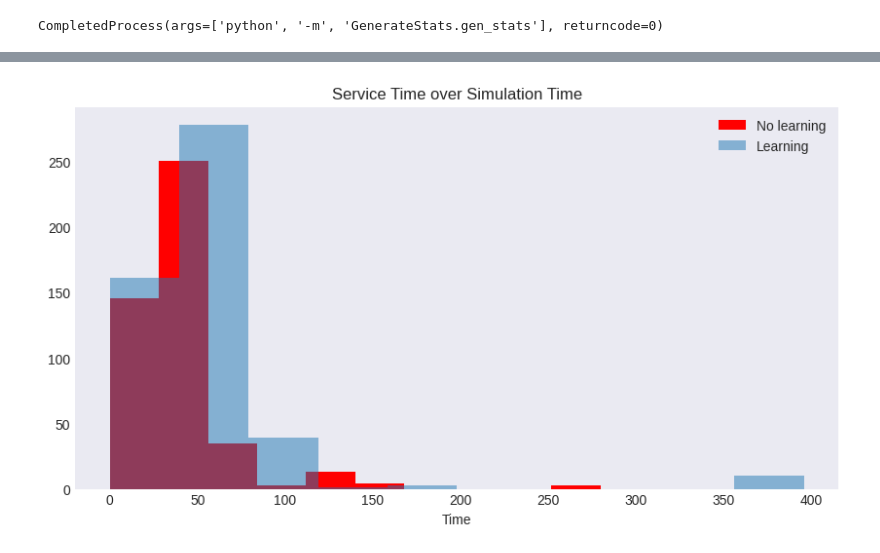
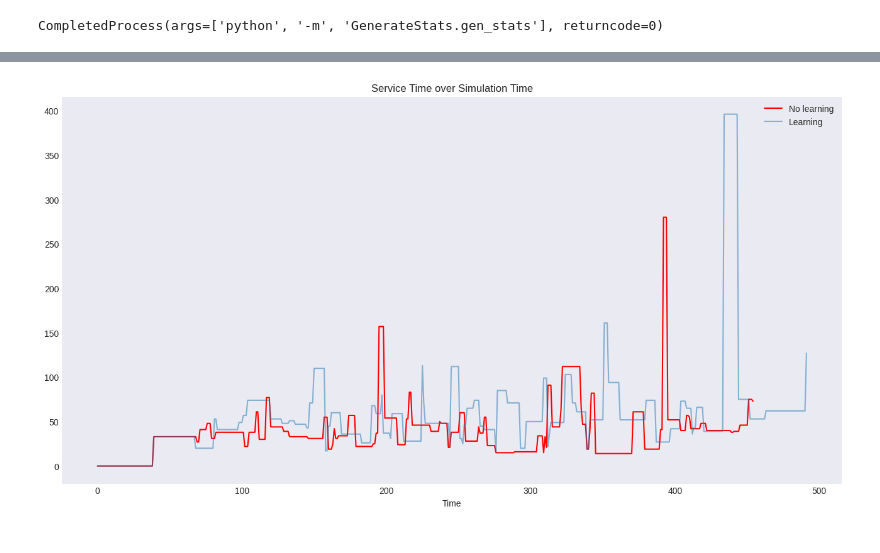
Before and after one commit to pullipulli/estimation_MAPD-P, a Jupyter notebook: Utils/show_stats.ipynb, the cells around one changed output, grey strips where cells are left out. Cells and saved outputs as stored; diff of their text form; code cells hidden in the pictures.

```diff
--- a/Utils/show_stats.ipynb
+++ b/Utils/show_stats.ipynb
@@ -15,9 +15,19 @@ import numpy as np
 
 %matplotlib inline
 
+plt.style.use('seaborn-v0_8-dark')
+
 df_learning = pd.read_csv("stats_with_learning.csv")
-print(df_learning)
+
 
 df = pd.read_csv("stats_without_learning.csv")
+
+
+number_of_tasks = df["number_of_tasks"].iloc[0]
+
+df = df.drop(["number_of_tasks"], axis=1)
+df_learning = df_learning.drop(["number_of_tasks"], axis=1)
+
+print(df_learning)
 print(df)
 # %% [output]
@@ -130,15 +161,14 @@ plt.show()
 # %%
-_, ax = plt.subplots(nrows=1, ncols=1, figsize=(8, 4))
+_, ax = plt.subplots(nrows=1, ncols=1, figsize=(16, 8))
 
-
-ax.hist(df["serv_times"], label="No learning", color="r")
-ax.hist(df_learning["serv_times"], alpha=0.5, label="Learning")
+ax.plot(df["time"], df["serv_times"], label="No learning", color="r")
+ax.plot(df_learning["time"], df_learning["serv_times"], alpha=0.5, label="Learning")
 ax.set_xlabel('Service Time')
 ax.set_xlabel('Time')
 ax.set_title('Service Time over Simulation Time')
 
 ax.legend()
 
 plt.show()
 # %% [output]
-[figure, old version]
+[figure, new version]
```
Also changed, not shown: parts of 6 cells of this notebook.
